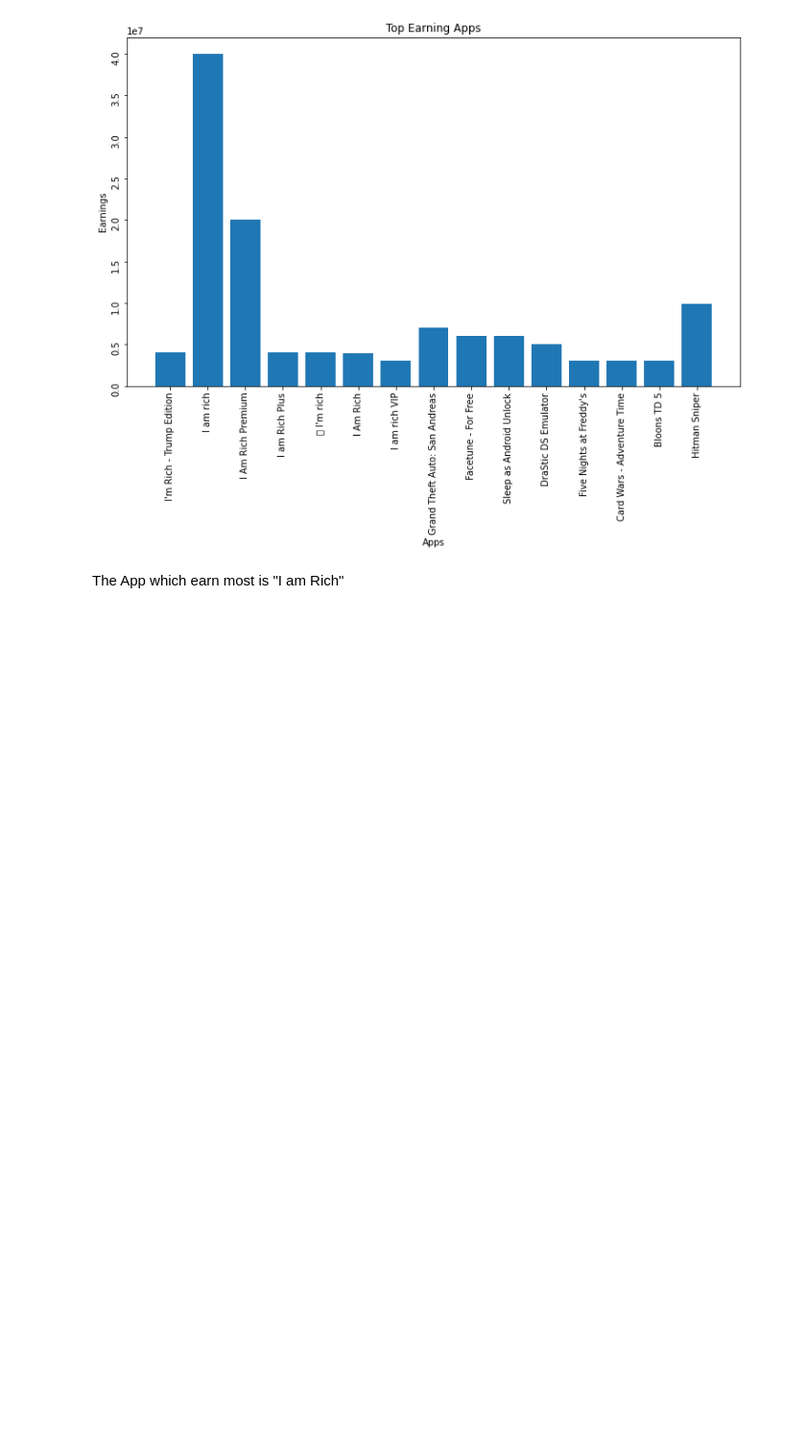
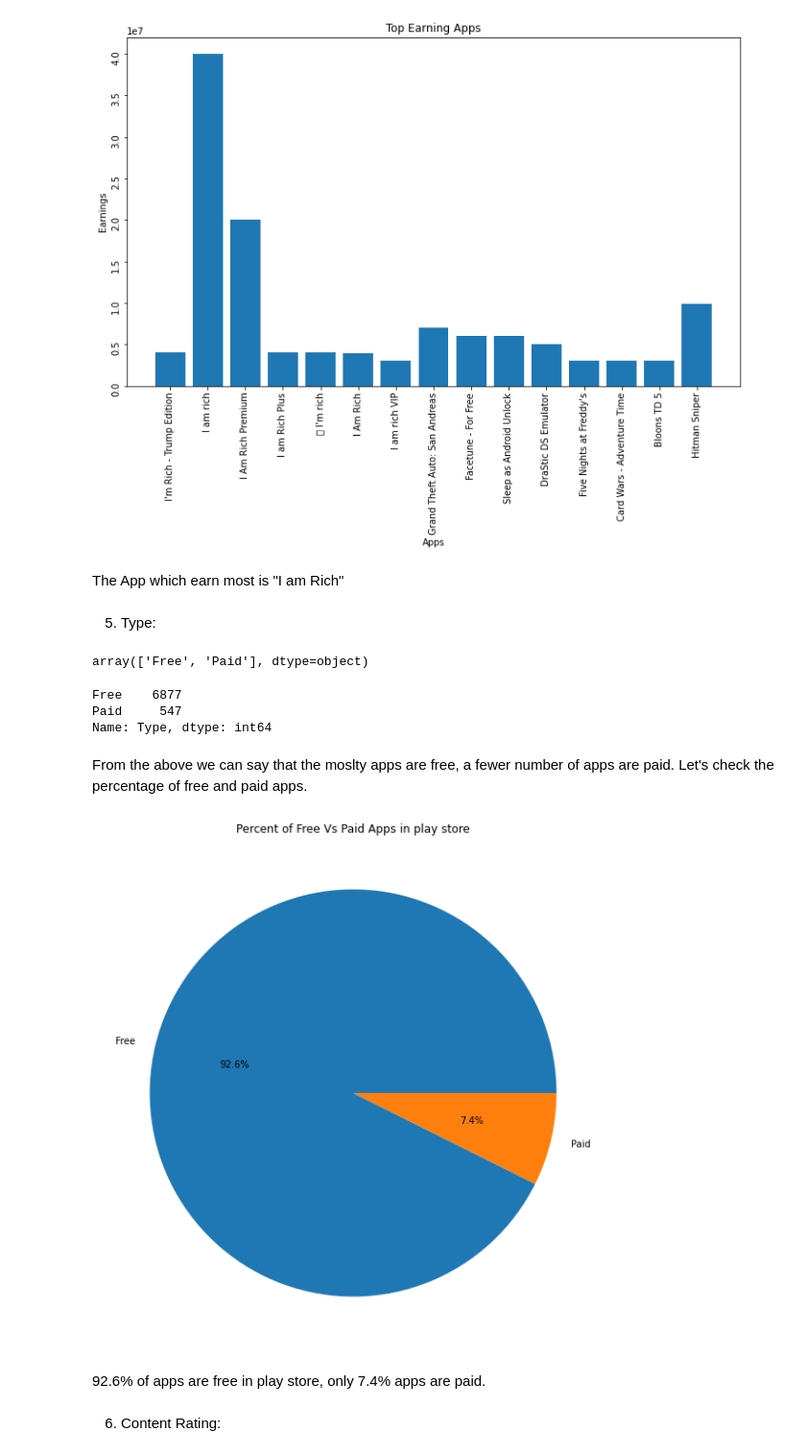
Before and after one commit to abhilasha8/play_store_app_review_analysis, a Jupyter notebook: Play_Store_App_Review_Analysis_Capstone_Project.ipynb, the cells around one changed output. Shown at 96% size. Saved outputs shown, nothing was run; the diff lists cells and outputs as text; code cells hidden in the pictures; blank space fills up the shorter version.

```diff
--- a/Play_Store_App_Review_Analysis_Capstone_Project.ipynb
+++ b/Play_Store_App_Review_Analysis_Capstone_Project.ipynb
@@ -546,3 +546,31 @@ plt.title("Top Earning Apps");
 [figure]
 # %% [markdown]
 The App which earn most is "I am Rich"
+# %% [markdown]
+5. Type:
+# %%
+# Check the unique type of apps
+ps_df.Type.unique()
+# %% [output]
+array(['Free', 'Paid'], dtype=object)
+# %%
+# Count the value of all types of app
+ps_df['Type'].value_counts()
+# %% [output]
+Free    6877
+Paid     547
+Name: Type, dtype: int64
+# %% [markdown]
+From the above we can say that the moslty apps are free, a fewer number of apps are paid. Let's check the percentage of free and paid apps.
+# %%
+# Plot the pie chart of the percentage
+plt.figure(figsize=(10,10))
+plt.pie(ps_df.Type.value_counts(), labels=['Free', 'Paid'], autopct='%1.1f%%')
+plt.title('Percent of Free Vs Paid Apps in play store')
+plt.show()
+# %% [output]
+[figure, added]
+# %% [markdown]
+92.6% of apps are free in play store, only 7.4% apps are paid.
+# %% [markdown]
+6. Content Rating:
```
Also changed, not shown: parts of 23 cells of this notebook.
